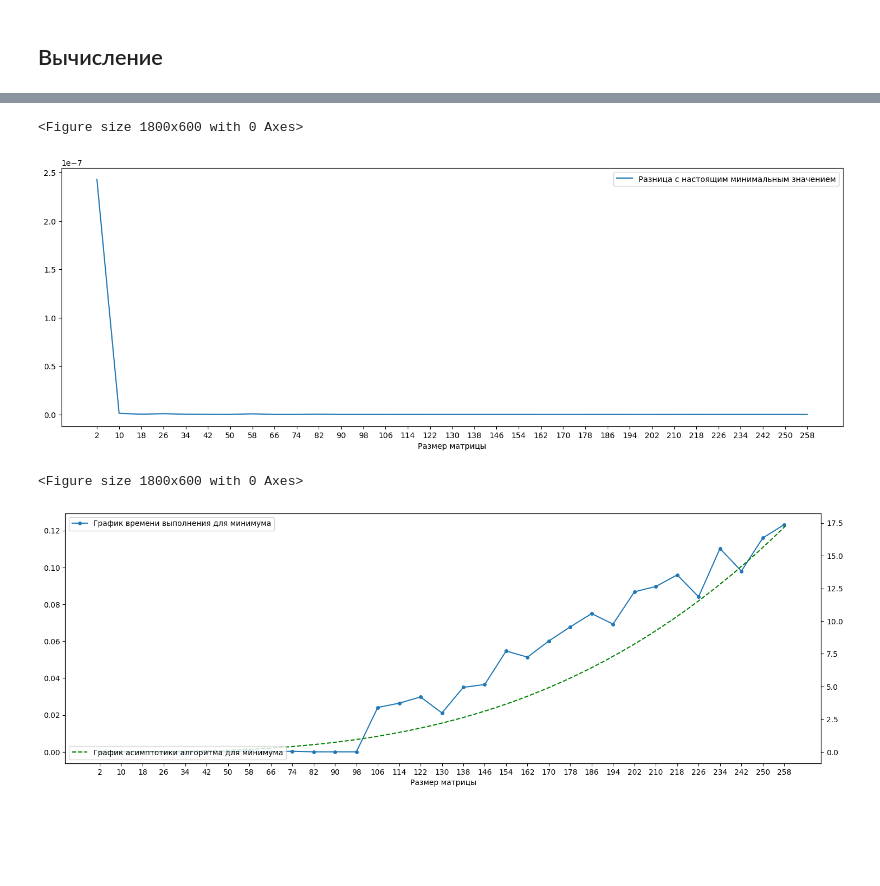
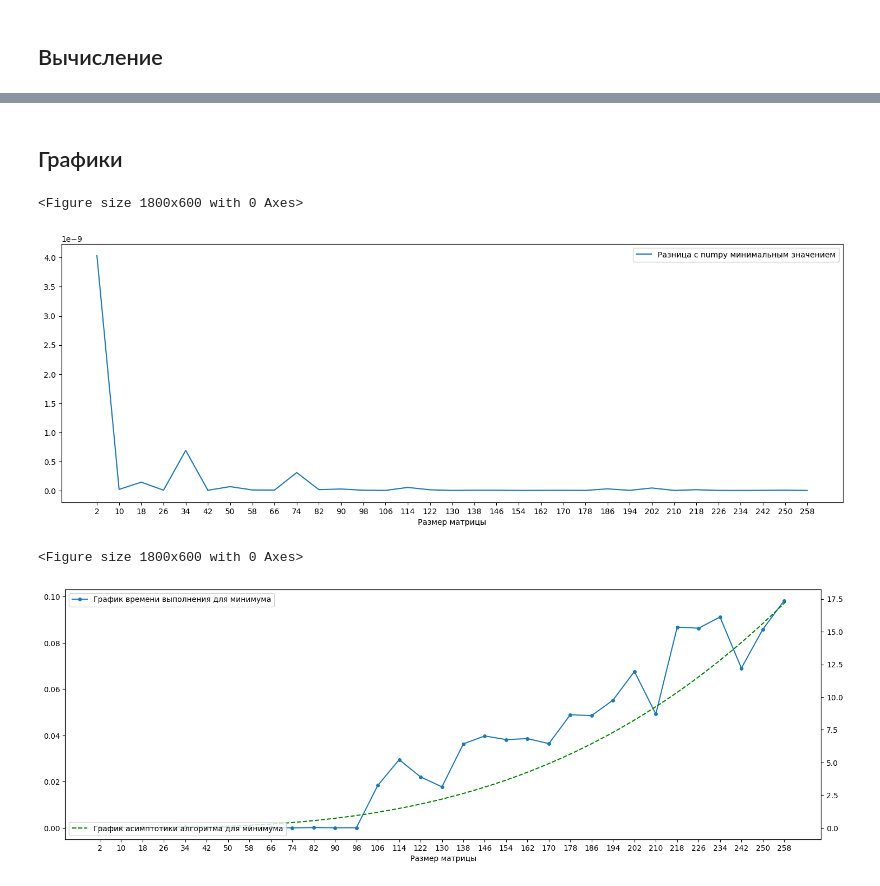
Before and after one commit to Jrol123/CalcMath, a Jupyter notebook: Course_prog/S5/v1.0.0.ipynb, the cells around one changed output, grey strips where cells are left out. Saved outputs shown, nothing was run; the diff lists cells and outputs as text; code cells hidden in the pictures; blank space fills up the shorter version.

```diff
--- a/Course_prog/S5/v1.0.0.ipynb
+++ b/Course_prog/S5/v1.0.0.ipynb
@@ -475,17 +611,15 @@ plt.show()
 # %% [markdown]
 ## Вычисление
 # %%
-df = pd.DataFrame(
+ddf = pd.DataFrame(
     columns=[
         "size",
         "true_value_max",
         "true_value_min",
-        "value_max",
-        "value_max_time",
         "value_min_def",
         "value_min_def_time"
     ],
     index=range(1, ((LAST_SIZE - FIRST_SIZE) // STEP_SIZE + 1) * COUNT_TRIES + 1),
 )
-df
+ddf
 # %% [output]
@@ -505,6 +639,6 @@ df
 # %%
-funcs_names = ["Прямые итерации", "Обратные итерации (обычные)"]
-funcs = [power_iteration, inverse_power_def]
+ffuncs_names = ["Обратные итерации (обычные)"]
+ffuncs = [inverse_power_def]
 # %%
 for i in range(FIRST_SIZE, LAST_SIZE + 1, STEP_SIZE):
     print(f"Current size:{i}")
@@ -513,13 +647,12 @@ for i in range(FIRST_SIZE, LAST_SIZE + 1, STEP_SIZE):
         matr = generate_non_singular(i)
         matr = matr @ matr.T
         # Пришлось ввести симметричную матрицу из-за комплексных корней
-        df.iloc[((i - FIRST_SIZE) // STEP_SIZE) * COUNT_TRIES + j] = output(A=matr, funcs_names=funcs_names, funcs=funcs, is_numpy=True)
+        ddf.iloc[((i - FIRST_SIZE) // STEP_SIZE) * COUNT_TRIES + j] = output(A=matr, funcs_names=ffuncs_names, funcs=ffuncs, is_numpy=True)
     print()
 
-df["delta_max"] = abs(df["true_value_max"] - df["value_max"])
-df["delta_min_def"] = abs(df["true_value_min"] - df["value_min_def"])
+ddf["delta_min_def"] = abs(ddf["true_value_min"] - ddf["value_min_def"])
 
-df
+ddf
 # %% [output]
 Current size:2
 1
@@ -554,6 +687,6 @@ Current size:2
 # %%
-res_df = df[["size", "value_max_time", "value_min_def_time", "delta_max", "delta_min_def"]]
+res_ddf = ddf[["size", "value_min_def_time", "delta_min_def"]]
 
-mean_df = res_df.groupby("size").mean()
-mean_df
+mean_ddf = res_ddf.groupby("size").mean()
+mean_ddf
 # %% [output]
@@ -578,3 +711,5 @@ mean_df
+# %% [markdown]
+## Графики
 # %%
 plt.figure(figsize=figsize)
 
@@ -582,44 +717,44 @@ fig, ax1 = plt.subplots(figsize=figsize)
 ax1.set_xticks(ticks=b_k)
 ax1.set_xlabel('Размер матрицы')
 
-plt.plot(mean_df["delta_min_def"], label="Разница с настоящим минимальным значением")
+plt.plot(mean_ddf["delta_min_def"], label="Разница с numpy минимальным значением")
 plt.legend()
 
 plt.savefig('img/diff_min_numpy.png', dpi=300, bbox_inches='tight')
 plt.show()
 # %% [output]
 <Figure size 1800x600 with 0 Axes>
-[figure, old version]
+[figure, new version]
 # %%
 plt.figure(figsize=figsize)
 
 fig, ax1 = plt.subplots(figsize=figsize)
 
 ax1.plot(
-    mean_df["value_min_def_time"],
+    mean_ddf["value_min_def_time"],
     marker="o",
     markersize=4,
     label="График времени выполнения для минимума",
 )
 ax1.set_xlabel("Размер матрицы")
 ax1.set_xticks(b_k)
 
 ax2 = ax1.twinx()
 
 ax2.plot(
     x_lt,
     (x_lt**3) / 1e6,
     color="green",
     linestyle="--",
     label="График асимптотики алгоритма для минимума",
 )
 
 
 ax1.legend(loc="upper left")
 ax2.legend(loc="lower left")
 
 plt.savefig('img/time_min_numpy.png', dpi=300, bbox_inches='tight')
 plt.show()
 # %% [output]
 <Figure size 1800x600 with 0 Axes>
-[figure, old version]
+[figure, new version]
```
Also changed, not shown: parts of 26 cells of this notebook, 13 other files.
